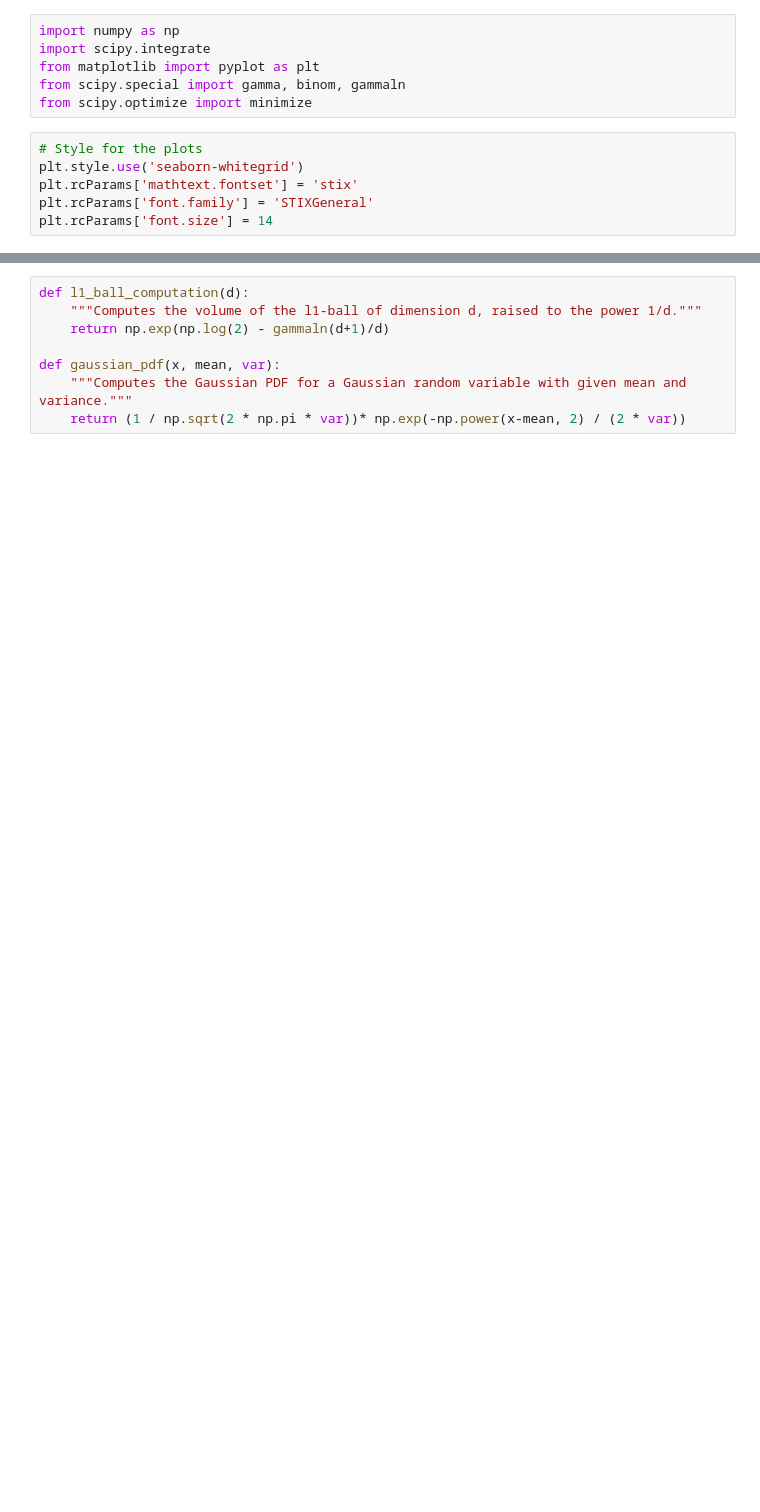
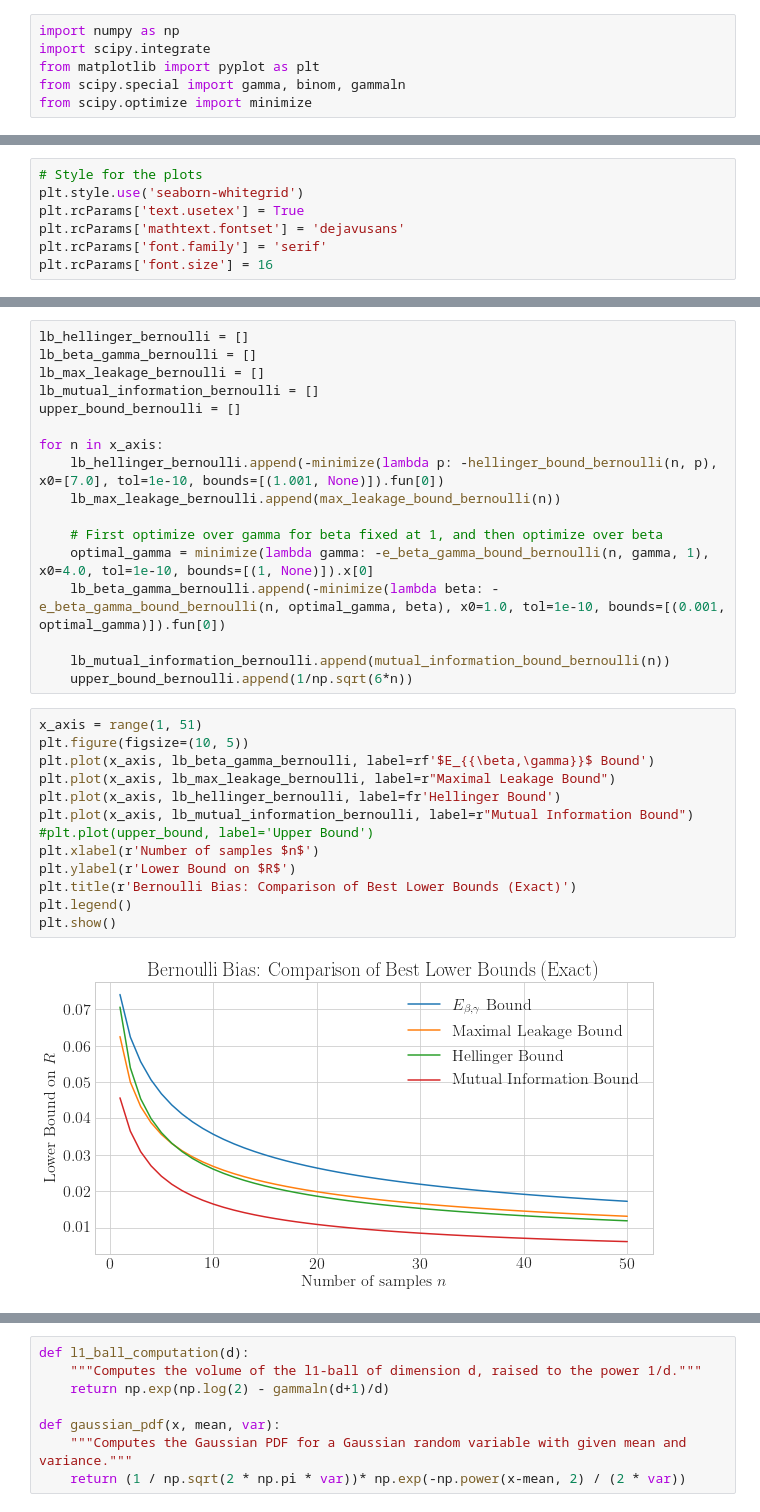
Before and after one commit to Adirlou/f_divergences_lower_bounds, a Jupyter notebook: lower_bounds_bayesian_risk.ipynb, the cells around one changed output, grey strips where cells are left out. Drawn from its saved outputs; the diff is of its cells as text; blank space fills up the shorter version.

```diff
--- a/lower_bounds_bayesian_risk.ipynb
+++ b/lower_bounds_bayesian_risk.ipynb
@@ -6,9 +15,3 @@ import scipy.integrate
 from matplotlib import pyplot as plt
 from scipy.special import gamma, binom, gammaln
 from scipy.optimize import minimize
-# %%
-# Style for the plots
-plt.style.use('seaborn-whitegrid')
-plt.rcParams['mathtext.fontset'] = 'stix'
-plt.rcParams['font.family'] = 'STIXGeneral'
-plt.rcParams['font.size'] = 14
@@ -353,0 +18,7 @@ Here, we sometimes include the lower-bounds using the technique described in the
+# %%
+# Style for the plots
+plt.style.use('seaborn-whitegrid')
+plt.rcParams['text.usetex'] = True
+plt.rcParams['mathtext.fontset'] = 'dejavusans'
+plt.rcParams['font.family'] = 'serif'
+plt.rcParams['font.size'] = 16
@@ -353,0 +207,32 @@ Here, we sometimes include the lower-bounds using the technique described in the
+# %%
+lb_hellinger_bernoulli = []
+lb_beta_gamma_bernoulli = []
+lb_max_leakage_bernoulli = []
+lb_mutual_information_bernoulli = []
+upper_bound_bernoulli = []
+
+for n in x_axis:
+    lb_hellinger_bernoulli.append(-minimize(lambda p: -hellinger_bound_bernoulli(n, p), x0=[7.0], tol=1e-10, bounds=[(1.001, None)]).fun[0])
+    lb_max_leakage_bernoulli.append(max_leakage_bound_bernoulli(n))
+
+    # First optimize over gamma for beta fixed at 1, and then optimize over beta
+    optimal_gamma = minimize(lambda gamma: -e_beta_gamma_bound_bernoulli(n, gamma, 1), x0=4.0, tol=1e-10, bounds=[(1, None)]).x[0]
+    lb_beta_gamma_bernoulli.append(-minimize(lambda beta: -e_beta_gamma_bound_bernoulli(n, optimal_gamma, beta), x0=1.0, tol=1e-10, bounds=[(0.001, optimal_gamma)]).fun[0])
+
+    lb_mutual_information_bernoulli.append(mutual_information_bound_bernoulli(n))
+    upper_bound_bernoulli.append(1/np.sqrt(6*n))
+# %%
+x_axis = range(1, 51)
+plt.figure(figsize=(10, 5))
+plt.plot(x_axis, lb_beta_gamma_bernoulli, label=rf'$E_{{\beta,\gamma}}$ Bound')
+plt.plot(x_axis, lb_max_leakage_bernoulli, label=r"Maximal Leakage Bound")
+plt.plot(x_axis, lb_hellinger_bernoulli, label=fr'Hellinger Bound')
+plt.plot(x_axis, lb_mutual_information_bernoulli, label=r"Mutual Information Bound")
+#plt.plot(upper_bound, label='Upper Bound')
+plt.xlabel(r'Number of samples $n$')
+plt.ylabel(r'Lower Bound on $R$')
+plt.title(r'Bernoulli Bias: Comparison of Best Lower Bounds (Exact)')
+plt.legend()
+plt.show()
+# %% [output]
+[figure, added]
```
Also changed, not shown: parts of 71 cells of this notebook.
